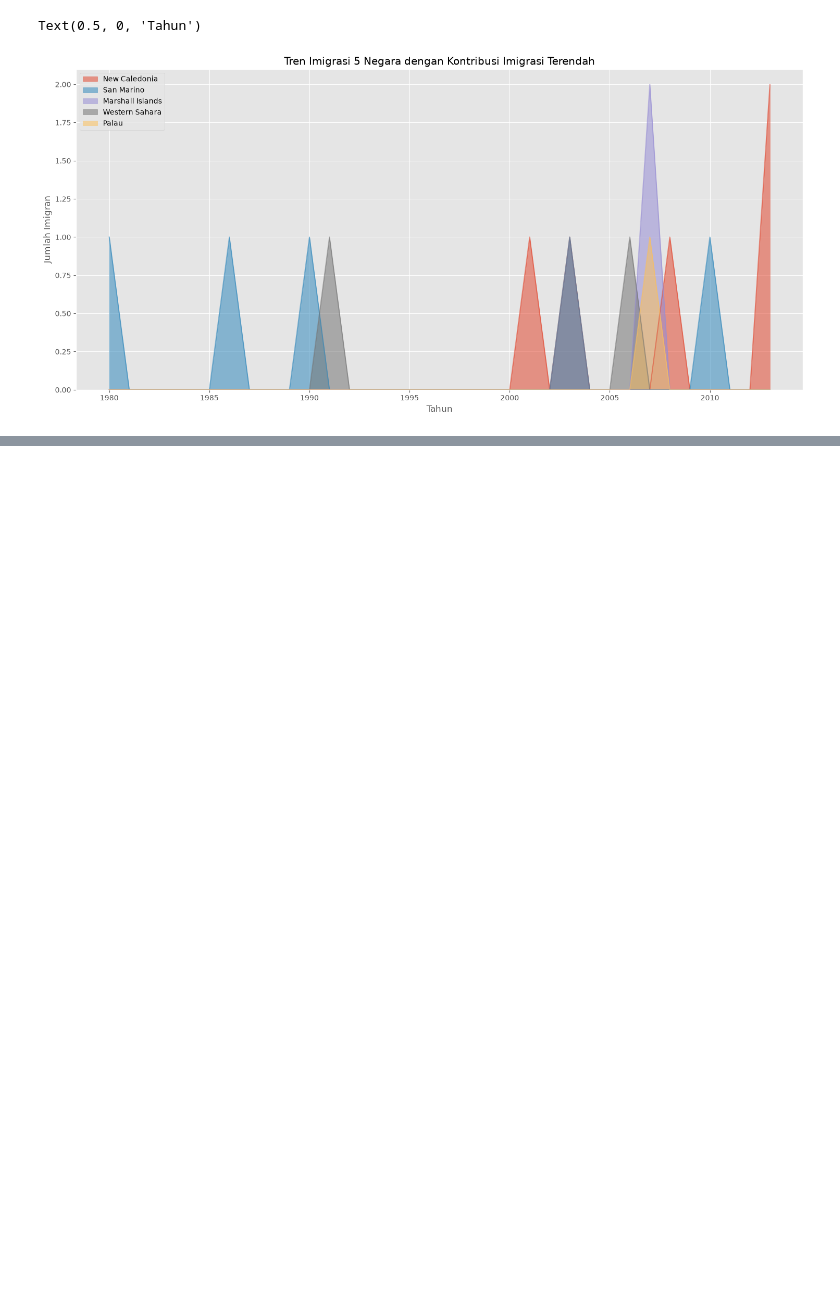
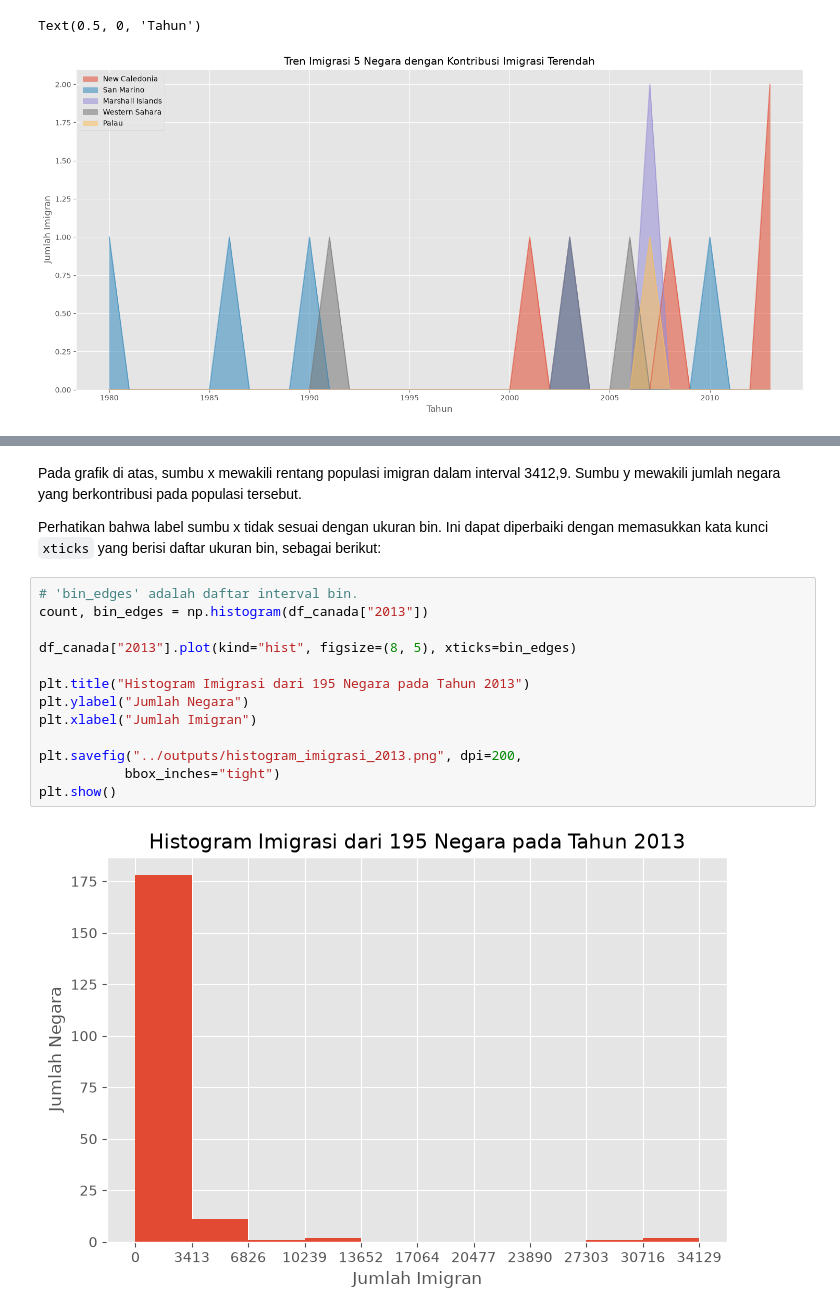
Before and after one commit to jagadhita28/ibm-data-visualization-python, a Jupyter notebook: module-2-basic-specialized-tools/notebooks/01_basic_visualization_tools.ipynb, the cells around one changed output, grey strips where cells are left out. Saved outputs shown, nothing was run; the diff lists cells and outputs as text; blank space fills up the shorter version.

```diff
--- a/module-2-basic-specialized-tools/notebooks/01_basic_visualization_tools.ipynb
+++ b/module-2-basic-specialized-tools/notebooks/01_basic_visualization_tools.ipynb
@@ -233,0 +282,19 @@ Text(0.5, 0, 'Tahun')
+# %% [markdown]
+Pada grafik di atas, sumbu x mewakili rentang populasi imigran dalam interval 3412,9. Sumbu y mewakili jumlah negara yang berkontribusi pada populasi tersebut.
+
+Perhatikan bahwa label sumbu x tidak sesuai dengan ukuran bin. Ini dapat diperbaiki dengan memasukkan kata kunci `xticks` yang berisi daftar ukuran bin, sebagai berikut:
+# %%
+# 'bin_edges' adalah daftar interval bin.
+count, bin_edges = np.histogram(df_canada["2013"])
+
+df_canada["2013"].plot(kind="hist", figsize=(8, 5), xticks=bin_edges)
+
+plt.title("Histogram Imigrasi dari 195 Negara pada Tahun 2013")
+plt.ylabel("Jumlah Negara")
+plt.xlabel("Jumlah Imigran")
+
+plt.savefig("../outputs/histogram_imigrasi_2013.png", dpi=200,
+           bbox_inches="tight")
+plt.show()
+# %% [output]
+[figure, added]
```
Also changed, not shown: parts of 25 cells of this notebook, 5 other files.
